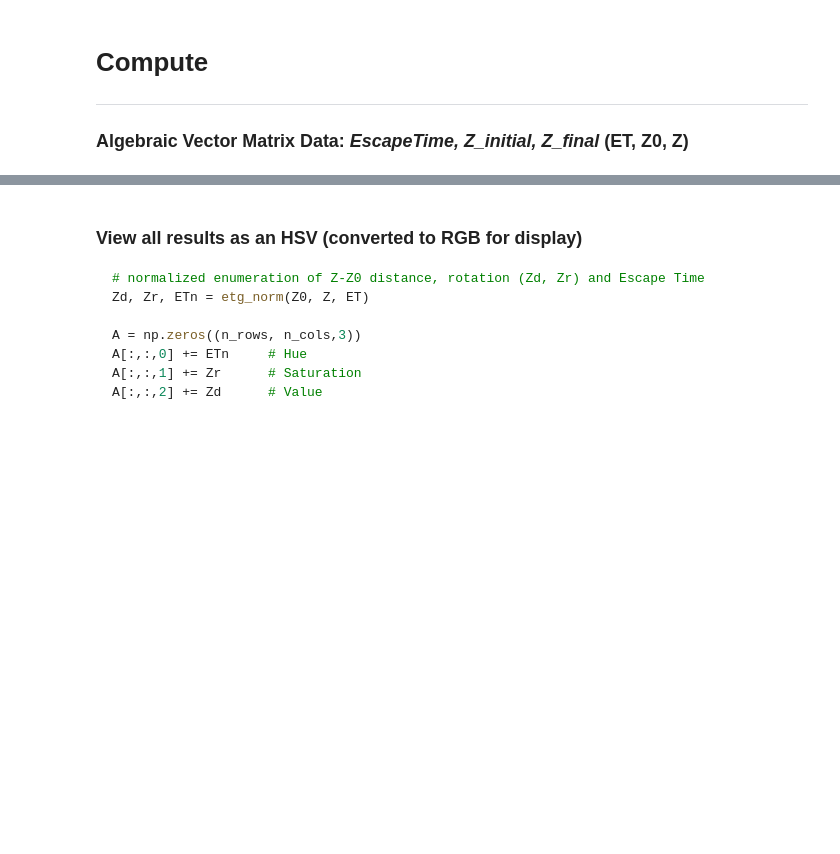
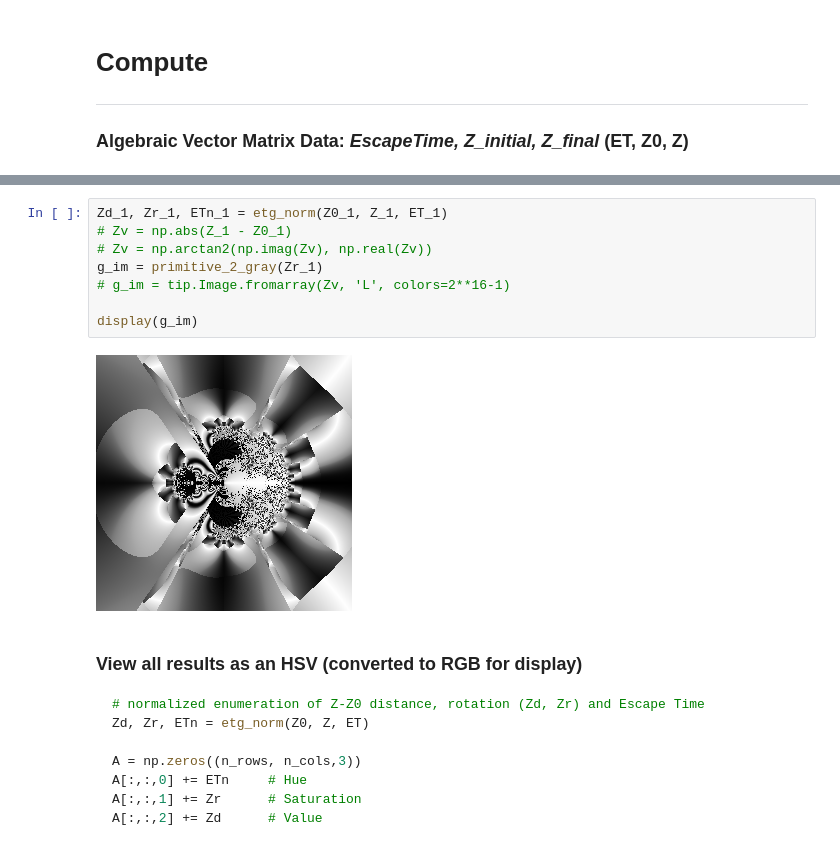
Before and after one commit to dlanier/scalygraphic, a Jupyter notebook: doc_code/impute_color_examples.ipynb, the cells around one changed output, grey strips where cells are left out. Cells and saved outputs as stored; diff of their text form; blank space fills up the shorter version.

````diff
--- a/doc_code/impute_color_examples.ipynb
+++ b/doc_code/impute_color_examples.ipynb
@@ -49,3 +75,13 @@ display(g_im)
+# %%
+Zd_1, Zr_1, ETn_1 = etg_norm(Z0_1, Z_1, ET_1)
+# Zv = np.abs(Z_1 - Z0_1)
+# Zv = np.arctan2(np.imag(Zv), np.real(Zv))
+g_im = primitive_2_gray(Zr_1)
+# g_im = tip.Image.fromarray(Zv, 'L', colors=2**16-1)
+
+display(g_im)
+# %% [output]
+[figure, added]
 # %% [markdown]
 ### View all results as an HSV (converted to RGB for display)
 ```python
````
Also changed, not shown: parts of 13 cells of this notebook.
